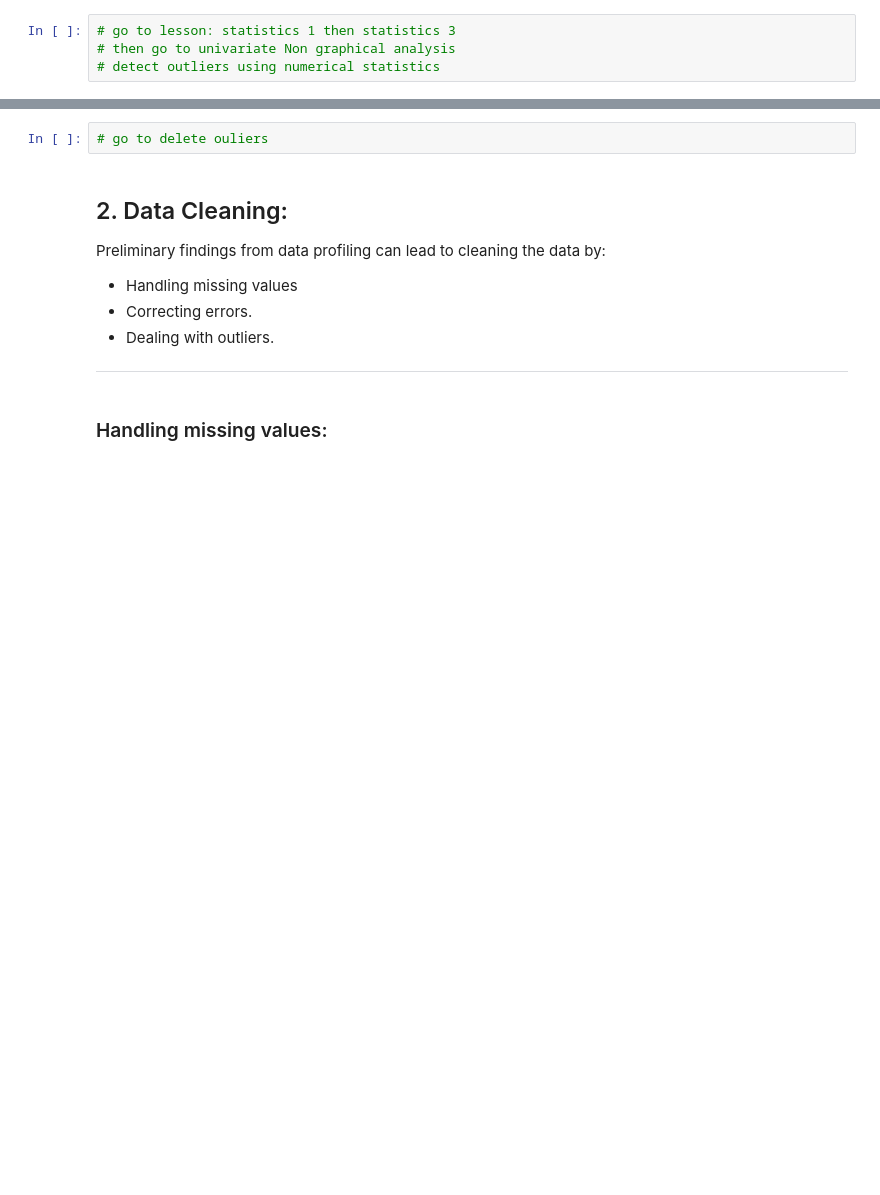
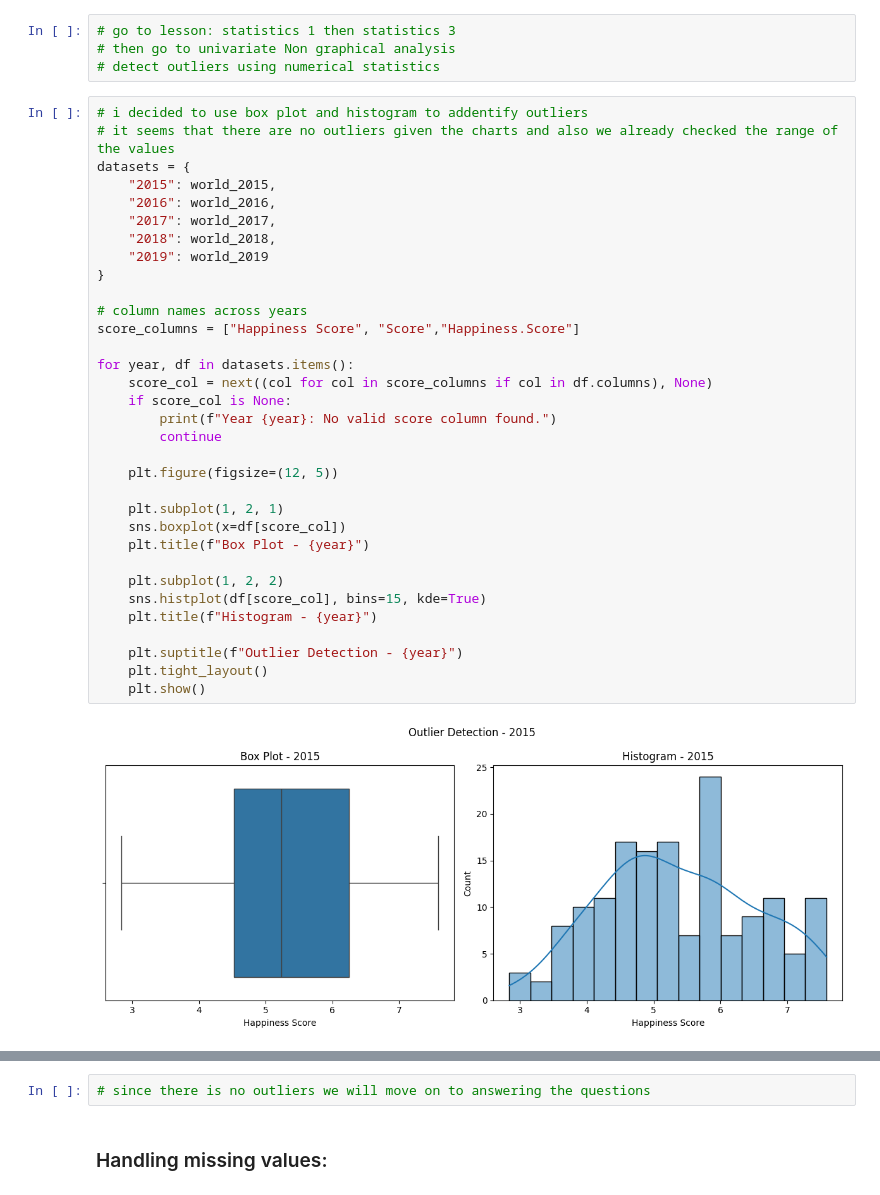
Before and after one commit to Tuwaiq-DS-ML-bootcamp-V-9/Usecase-2, a Jupyter notebook: EDA explain template_Ahmad_Alharbi.ipynb, the cells around one changed output, grey strips where cells are left out. Cells and saved outputs as stored; diff of their text form; blank space fills up the shorter version.

```diff
--- a/EDA explain template_Ahmad_Alharbi.ipynb
+++ b/EDA explain template_Ahmad_Alharbi.ipynb
@@ -521,3 +536,38 @@ We use 3 common visualization methods:
 # go to lesson: statistics 1 then statistics 3
 # then go to univariate Non graphical analysis
 # detect outliers using numerical statistics
+# %%
+# i decided to use box plot and histogram to addentify outliers
+# it seems that there are no outliers given the charts and also we already checked the range of the values
+datasets = {
+    "2015": world_2015,
+    "2016": world_2016,
+    "2017": world_2017,
+    "2018": world_2018,
+    "2019": world_2019
+}
+
+# column names across years
+score_columns = ["Happiness Score", "Score","Happiness.Score"]
+
+for year, df in datasets.items():
+    score_col = next((col for col in score_columns if col in df.columns), None)
+    if score_col is None:
+        print(f"Year {year}: No valid score column found.")
+        continue
+
+    plt.figure(figsize=(12, 5))
+
+    plt.subplot(1, 2, 1)
+    sns.boxplot(x=df[score_col])
+    plt.title(f"Box Plot - {year}")
+
+    plt.subplot(1, 2, 2)
+    sns.histplot(df[score_col], bins=15, kde=True)
+    plt.title(f"Histogram - {year}")
+
+    plt.suptitle(f"Outlier Detection - {year}")
+    plt.tight_layout()
+    plt.show()
+# %% [output]
+[figure, added]
@@ -524,13 +578,4 @@ We use 3 common visualization methods:
 # %%
-# go to delete ouliers
+# since there is no outliers we will move on to answering the questions
-# %% [markdown]
-## 2. Data Cleaning:
-
-Preliminary findings from data profiling can lead to cleaning the data by:
-- Handling missing values
-- Correcting errors.
-- Dealing with outliers.
-
--------------------
 # %% [markdown]
 ### Handling missing values:
```
Also changed, not shown: parts of 27 cells of this notebook.
